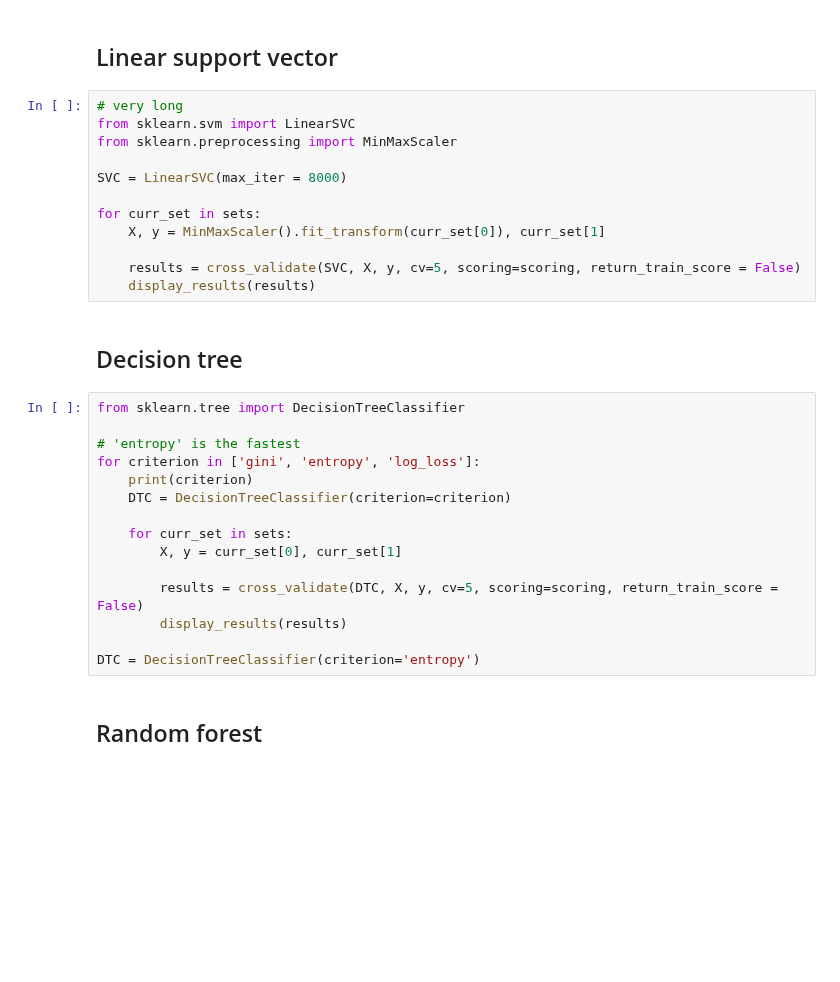
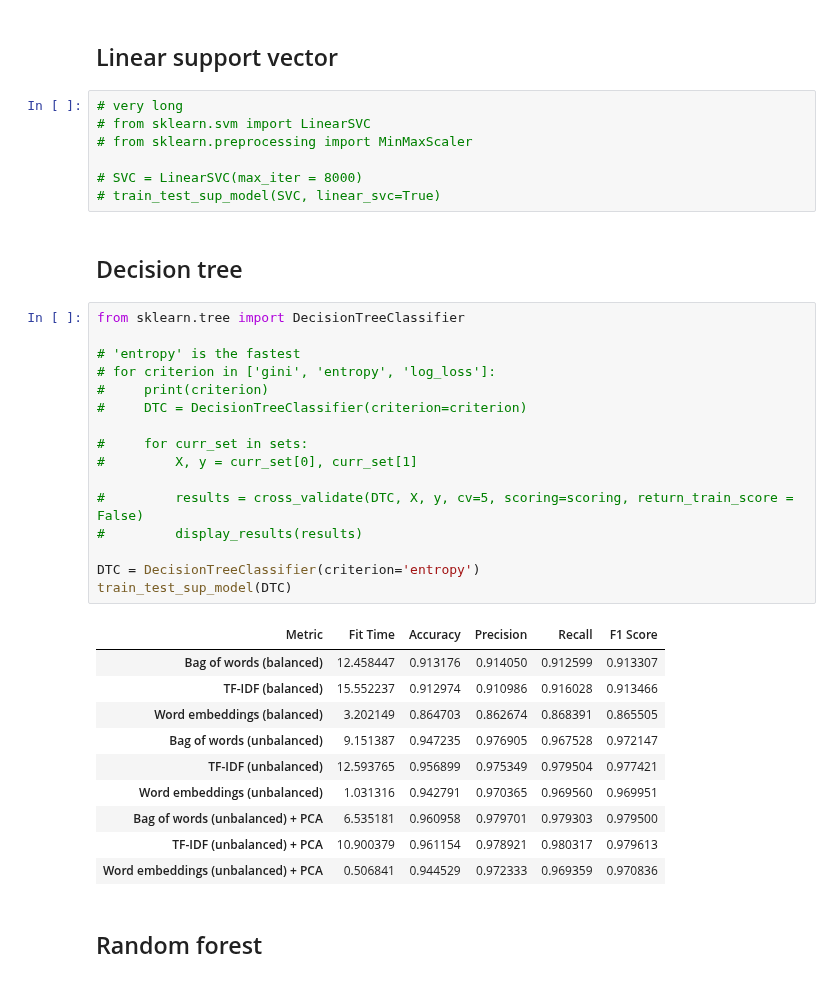
Before and after one commit to phoenixday/ml-algorithms, a Jupyter notebook: spam-ham-emails.ipynb, the cells around one changed output. Drawn from its saved outputs; the diff is of its cells as text; blank space fills up the shorter version.

```diff
--- a/spam-ham-emails.ipynb
+++ b/spam-ham-emails.ipynb
@@ -498,33 +458,40 @@ for curr_set in sets:
 ## Linear support vector
 # %%
 # very long
-from sklearn.svm import LinearSVC
-from sklearn.preprocessing import MinMaxScaler
+# from sklearn.svm import LinearSVC
+# from sklearn.preprocessing import MinMaxScaler
 
-SVC = LinearSVC(max_iter = 8000)
-
-for curr_set in sets:
-    X, y = MinMaxScaler().fit_transform(curr_set[0]), curr_set[1]
-
-    results = cross_validate(SVC, X, y, cv=5, scoring=scoring, return_train_score = False)
-    display_results(results)
+# SVC = LinearSVC(max_iter = 8000)
+# train_test_sup_model(SVC, linear_svc=True)
 # %% [markdown]
 ## Decision tree
 # %%
 from sklearn.tree import DecisionTreeClassifier
 
 # 'entropy' is the fastest
-for criterion in ['gini', 'entropy', 'log_loss']:
-    print(criterion)
-    DTC = DecisionTreeClassifier(criterion=criterion)
+# for criterion in ['gini', 'entropy', 'log_loss']:
+#     print(criterion)
+#     DTC = DecisionTreeClassifier(criterion=criterion)
 
-    for curr_set in sets:
-        X, y = curr_set[0], curr_set[1]
+#     for curr_set in sets:
+#         X, y = curr_set[0], curr_set[1]
 
-        results = cross_validate(DTC, X, y, cv=5, scoring=scoring, return_train_score = False)
-        display_results(results)
+#         results = cross_validate(DTC, X, y, cv=5, scoring=scoring, return_train_score = False)
+#         display_results(results)
 
 DTC = DecisionTreeClassifier(criterion='entropy')
+train_test_sup_model(DTC)
+# %% [output]
+| Metric | Fit Time | Accuracy | Precision | Recall | F1 Score |
+| Bag of words (balanced) | 12.458447 | 0.913176 | 0.914050 | 0.912599 | 0.913307 |
+| TF-IDF (balanced) | 15.552237 | 0.912974 | 0.910986 | 0.916028 | 0.913466 |
+| Word embeddings (balanced) | 3.202149 | 0.864703 | 0.862674 | 0.868391 | 0.865505 |
+| Bag of words (unbalanced) | 9.151387 | 0.947235 | 0.976905 | 0.967528 | 0.972147 |
+| TF-IDF (unbalanced) | 12.593765 | 0.956899 | 0.975349 | 0.979504 | 0.977421 |
+| Word embeddings (unbalanced) | 1.031316 | 0.942791 | 0.970365 | 0.969560 | 0.969951 |
+| Bag of words (unbalanced) + PCA | 6.535181 | 0.960958 | 0.979701 | 0.979303 | 0.979500 |
+| TF-IDF (unbalanced) + PCA | 10.900379 | 0.961154 | 0.978921 | 0.980317 | 0.979613 |
+| Word embeddings (unbalanced) + PCA | 0.506841 | 0.944529 | 0.972333 | 0.969359 | 0.970836 |
 # %% [markdown]
 ## Random forest
 # %%
```
Also changed, not shown: parts of 42 cells of this notebook.
